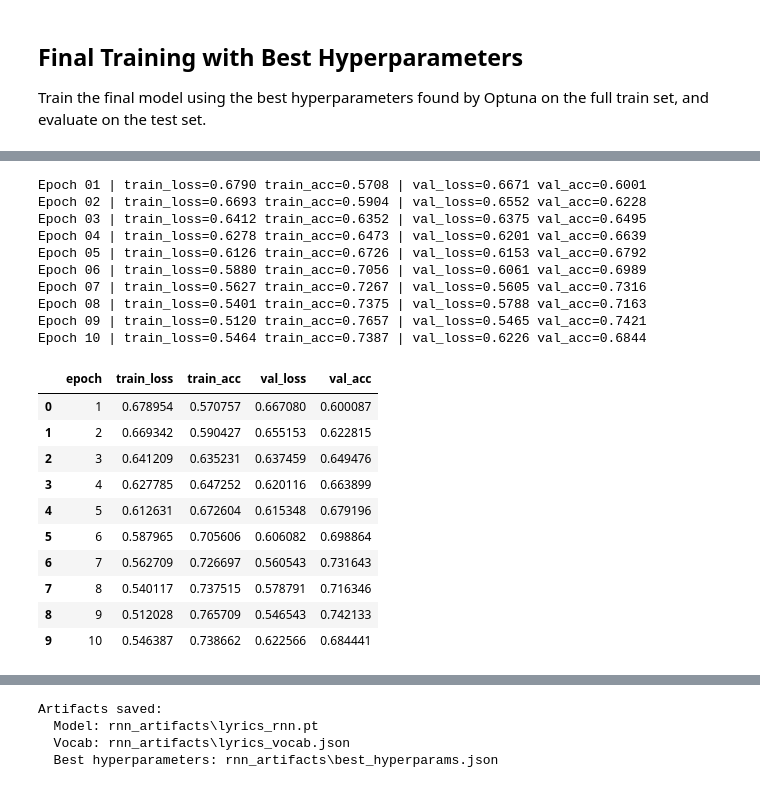
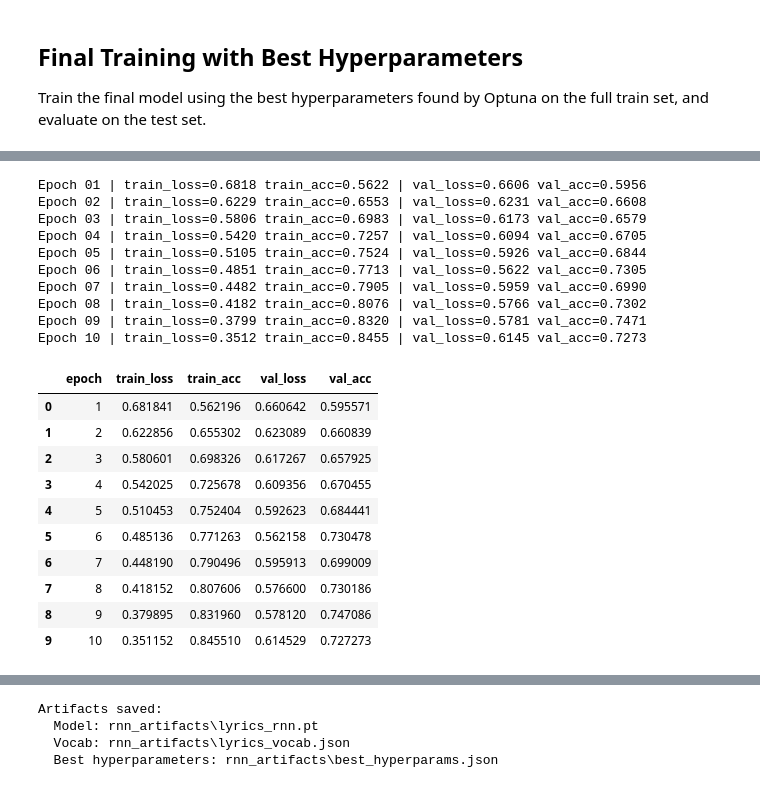
Before and after one commit to lemonmelonn/devanasokan_fyp, a Jupyter notebook: 05_model_training/model1_rnn_tuning.ipynb, the cells around one changed output, grey strips where cells are left out. Drawn from its saved outputs; the diff is of its cells as text; code cells hidden in the pictures.

```diff
--- a/05_model_training/model1_rnn_tuning.ipynb
+++ b/05_model_training/model1_rnn_tuning.ipynb
@@ -83,0 +53,5 @@ test: (2288, 3) {0: 1144, 1: 1144}
+# %%
+# Load the datasets (Ratio of 80:10:10 for train, validation, and test sets)
+train_df = pd.read_csv("C:/Users/User/Documents/devanasokan_fyp/modeldata/train80.csv")
+val_df = pd.read_csv("C:/Users/User/Documents/devanasokan_fyp/modeldata/val10.csv")
+test_df = pd.read_csv("C:/Users/User/Documents/devanasokan_fyp/modeldata/test10.csv")
@@ -90,7 +89,7 @@ def tokenize(text: str) -> list[str]:
 
 
 counter = Counter()
-for text in train_df["clean_verse"]:
+for text in train_df["verse"]:
     counter.update(tokenize(text))
 
 vocab = tokenizer.get_vocab()
@@ -125,7 +124,7 @@ sample ids: [2026, 2026, 2092, 2009, 2003, 25085, 2066, 2057, 2024, 2035, 2183,
 # %%
 class LyricsDataset(Dataset):
     def __init__(self, frame: pd.DataFrame):
-        self.texts = frame["clean_verse"].tolist()
+        self.texts = frame["verse"].tolist()
         self.labels = frame["label"].astype(np.float32).tolist()
 
     def __len__(self) -> int:
@@ -192,6 +191,7 @@ def run_epoch(model, loader: DataLoader, criterion, optimizer=None, training: bo
 
     total_loss = 0.0
     all_predictions = []
+    all_probs = []
     all_targets = []
 
     for input_ids, lengths, labels in loader:
@@ -208,14 +208,18 @@ def run_epoch(model, loader: DataLoader, criterion, optimizer=None, training: bo
                 loss.backward()
                 optimizer.step()
 
-        predictions = (torch.sigmoid(logits) >= 0.5).long()
+        # Get probability scores
+        probs = torch.sigmoid(logits)
+        all_probs.extend(probs.detach().cpu().tolist())
+
+        predictions = (probs >= 0.5).long()
         all_predictions.extend(predictions.detach().cpu().tolist())
         all_targets.extend(labels.detach().cpu().long().tolist())
         total_loss += loss.item() * input_ids.size(0)
 
     average_loss = total_loss / len(loader.dataset)
     accuracy = accuracy_score(all_targets, all_predictions)
-    return average_loss, accuracy
+    return average_loss, accuracy, all_targets, all_probs, all_predictions
 # %%
 import optuna
 from optuna.pruners import MedianPruner
@@ -362,55 +377,55 @@ num_epochs = 10
 best_val_loss = float("inf")
 best_model_path = Path("rnn_lyrics_classifier.pt")
 history = []
 
 for epoch in range(1, num_epochs + 1):
-    train_loss, train_acc = run_epoch(model, train_loader, criterion, optimizer, training=True)
-    val_loss, val_acc = run_epoch(model, val_loader, criterion, training=False)
+    train_loss, train_acc, train_targets, train_probs, train_predictions = run_epoch(model, train_loader, criterion, optimizer, training=True)
+    val_loss, val_acc, val_targets, val_probs, val_predictions = run_epoch(model, val_loader, criterion, training=False)
 
     history.append(
         {
             "epoch": epoch,
             "train_loss": train_loss,
             "train_acc": train_acc,
             "val_loss": val_loss,
             "val_acc": val_acc,
         }
     )
 
     print(
         f"Epoch {epoch:02d} | "
         f"train_loss={train_loss:.4f} train_acc={train_acc:.4f} | "
         f"val_loss={val_loss:.4f} val_acc={val_acc:.4f}"
     )
 
     if val_loss < best_val_loss:
         best_val_loss = val_loss
         torch.save(model.state_dict(), best_model_path)
 
 history_df = pd.DataFrame(history)
 history_df
 # %% [output]
-Epoch 01 | train_loss=0.6790 train_acc=0.5708 | val_loss=0.6671 val_acc=0.6001
-Epoch 02 | train_loss=0.6693 train_acc=0.5904 | val_loss=0.6552 val_acc=0.6228
-Epoch 03 | train_loss=0.6412 train_acc=0.6352 | val_loss=0.6375 val_acc=0.6495
-Epoch 04 | train_loss=0.6278 train_acc=0.6473 | val_loss=0.6201 val_acc=0.6639
-Epoch 05 | train_loss=0.6126 train_acc=0.6726 | val_loss=0.6153 val_acc=0.6792
-Epoch 06 | train_loss=0.5880 train_acc=0.7056 | val_loss=0.6061 val_acc=0.6989
-Epoch 07 | train_loss=0.5627 train_acc=0.7267 | val_loss=0.5605 val_acc=0.7316
-Epoch 08 | train_loss=0.5401 train_acc=0.7375 | val_loss=0.5788 val_acc=0.7163
-Epoch 09 | train_loss=0.5120 train_acc=0.7657 | val_loss=0.5465 val_acc=0.7421
-Epoch 10 | train_loss=0.5464 train_acc=0.7387 | val_loss=0.6226 val_acc=0.6844
+Epoch 01 | train_loss=0.6818 train_acc=0.5622 | val_loss=0.6606 val_acc=0.5956
+Epoch 02 | train_loss=0.6229 train_acc=0.6553 | val_loss=0.6231 val_acc=0.6608
+Epoch 03 | train_loss=0.5806 train_acc=0.6983 | val_loss=0.6173 val_acc=0.6579
+Epoch 04 | train_loss=0.5420 train_acc=0.7257 | val_loss=0.6094 val_acc=0.6705
+Epoch 05 | train_loss=0.5105 train_acc=0.7524 | val_loss=0.5926 val_acc=0.6844
+Epoch 06 | train_loss=0.4851 train_acc=0.7713 | val_loss=0.5622 val_acc=0.7305
+Epoch 07 | train_loss=0.4482 train_acc=0.7905 | val_loss=0.5959 val_acc=0.6990
+Epoch 08 | train_loss=0.4182 train_acc=0.8076 | val_loss=0.5766 val_acc=0.7302
+Epoch 09 | train_loss=0.3799 train_acc=0.8320 | val_loss=0.5781 val_acc=0.7471
+Epoch 10 | train_loss=0.3512 train_acc=0.8455 | val_loss=0.6145 val_acc=0.7273
 |  | epoch | train_loss | train_acc | val_loss | val_acc |
-| 0 | 1 | 0.678954 | 0.570757 | 0.667080 | 0.600087 |
-| 1 | 2 | 0.669342 | 0.590427 | 0.655153 | 0.622815 |
-| 2 | 3 | 0.641209 | 0.635231 | 0.637459 | 0.649476 |
-| 3 | 4 | 0.627785 | 0.647252 | 0.620116 | 0.663899 |
-| 4 | 5 | 0.612631 | 0.672604 | 0.615348 | 0.679196 |
-| 5 | 6 | 0.587965 | 0.705606 | 0.606082 | 0.698864 |
-| 6 | 7 | 0.562709 | 0.726697 | 0.560543 | 0.731643 |
-| 7 | 8 | 0.540117 | 0.737515 | 0.578791 | 0.716346 |
-| 8 | 9 | 0.512028 | 0.765709 | 0.546543 | 0.742133 |
-| 9 | 10 | 0.546387 | 0.738662 | 0.622566 | 0.684441 |
+| 0 | 1 | 0.681841 | 0.562196 | 0.660642 | 0.595571 |
+| 1 | 2 | 0.622856 | 0.655302 | 0.623089 | 0.660839 |
+| 2 | 3 | 0.580601 | 0.698326 | 0.617267 | 0.657925 |
+| 3 | 4 | 0.542025 | 0.725678 | 0.609356 | 0.670455 |
+| 4 | 5 | 0.510453 | 0.752404 | 0.592623 | 0.684441 |
+| 5 | 6 | 0.485136 | 0.771263 | 0.562158 | 0.730478 |
+| 6 | 7 | 0.448190 | 0.790496 | 0.595913 | 0.699009 |
+| 7 | 8 | 0.418152 | 0.807606 | 0.576600 | 0.730186 |
+| 8 | 9 | 0.379895 | 0.831960 | 0.578120 | 0.747086 |
+| 9 | 10 | 0.351152 | 0.845510 | 0.614529 | 0.727273 |
 # %%
 # Load best checkpoint and evaluate on test
 model.load_state_dict(torch.load(best_model_path, map_location=device))
```
Also changed, not shown: parts of 23 cells of this notebook, 2 other files.
